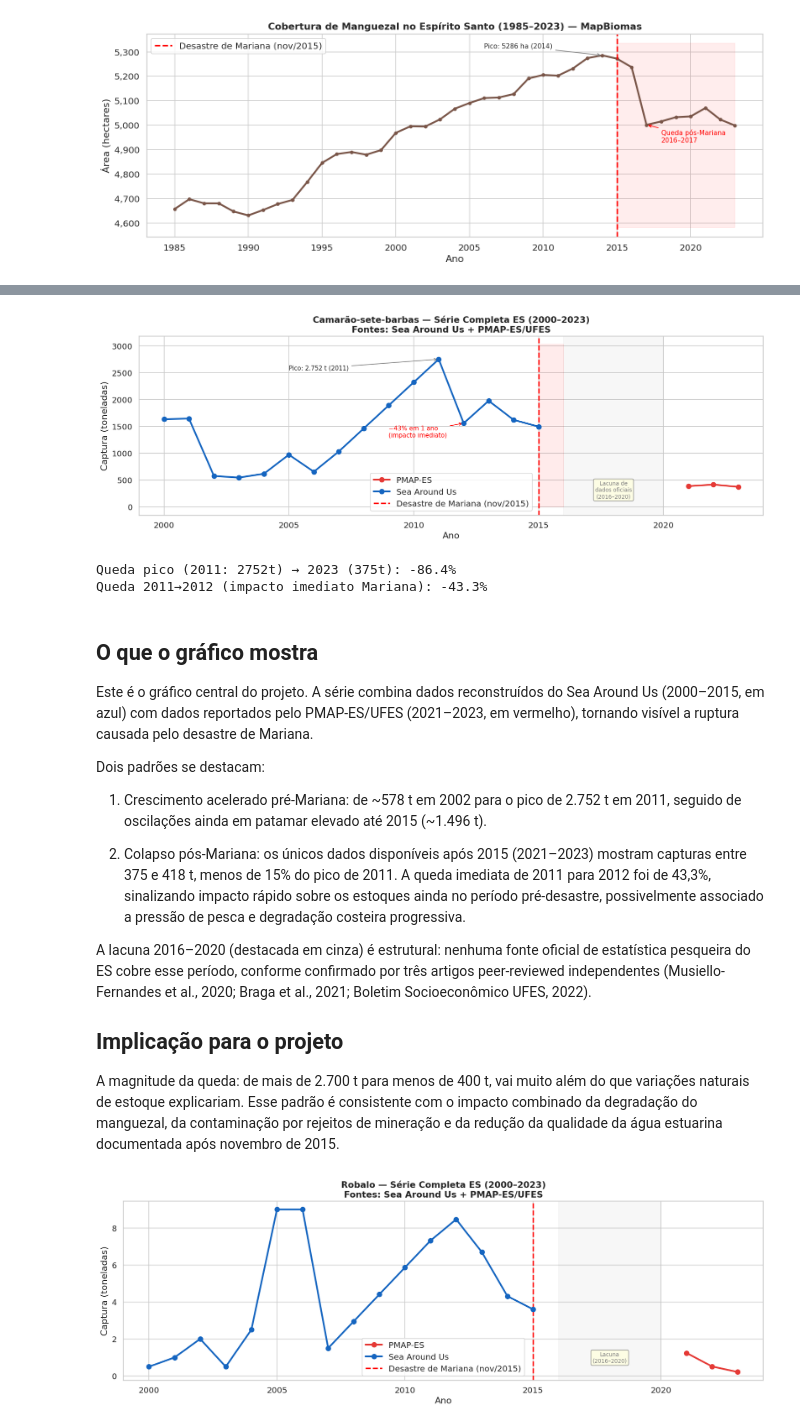
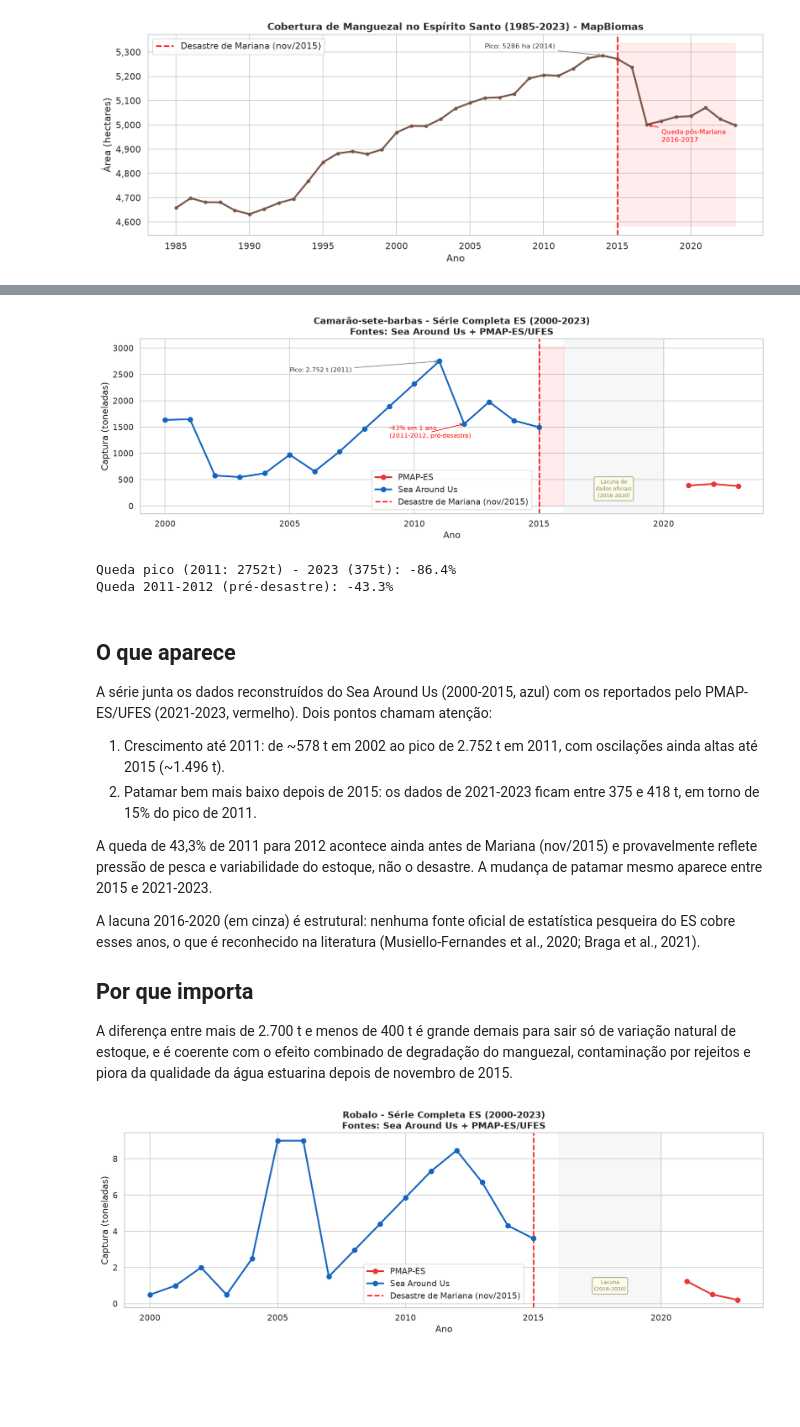
Before and after one commit to gabrielyazzevedo/analise-ambiental-es, a Jupyter notebook: analise_pesca.ipynb, the cells around one changed output, grey strips where cells are left out. Saved outputs shown, nothing was run; the diff lists cells and outputs as text; code cells hidden in the pictures; blank space fills up the shorter version.

Commit message:
fix: corrige inconsistências da análise e organiza o projeto

```diff
--- a/analise_pesca.ipynb
+++ b/analise_pesca.ipynb
@@ -325,72 +309,59 @@ dependentes como o camarão-sete-barbas e o robalo (Braga et al., 2021).
 # Plotamos as duas fontes com cores distintas para deixar explícita
 # a descontinuidade metodológica entre SAU (reconstruído) e PMAP-ES (reportado).
 # axvspan cinza destaca visualmente a lacuna 2016-2020.
-# A anotação da queda de -43% em 2011→2012 é o principal achado:
-# evidencia impacto imediato do desastre de Mariana na captura pesqueira.
+# A anotação da queda de -43% em 2011-2012 é o principal achado:
+# marca o início do declínio, ainda no período pré-desastre (a barragem rompeu em nov/2015).
 
 fig, ax = plt.subplots(figsize=(14, 5))
 
 for fonte, grp in cam_serie.groupby('fonte'):
     cor = CORES['sau'] if fonte == 'Sea Around Us' else CORES['pmap']
     ax.plot(grp.ano, grp.ton, 'o-', color=cor, lw=2.5, ms=7, label=fonte, zorder=5)
 
 ax.axvline(MARIANA, color='red', lw=2, ls='--', label='Desastre de Mariana (nov/2015)')
 ax.fill_betweenx([0, cam_serie.ton.max()*1.1], MARIANA, 2016, alpha=0.08, color='red')
 ax.axvspan(2016, 2020, alpha=0.06, color='gray')
-ax.text(2018, cam_serie.ton.max()*0.06, 'Lacuna de\ndados oficiais\n(2016–2020)',
+ax.text(2018, cam_serie.ton.max()*0.06, 'Lacuna de\ndados oficiais\n(2016-2020)',
         ha='center', fontsize=8, color='gray',
         bbox=dict(boxstyle='round,pad=0.3', facecolor='lightyellow', edgecolor='gray', alpha=0.8))
 
 # Anotações
 ax.annotate('Pico: 2.752 t (2011)',
             xy=(2011, 2752), xytext=(2005, 2550),
             arrowprops=dict(arrowstyle='->', color='gray'), fontsize=9)
-ax.annotate('−43% em 1 ano\n(impacto imediato)',
+ax.annotate('-43% em 1 ano\n(2011-2012, pré-desastre)',
             xy=(2012, 1560), xytext=(2009, 1300),
             arrowprops=dict(arrowstyle='->', color='red'), fontsize=9, color='red')
 
-ax.set_title('Camarão-sete-barbas — Série Completa ES (2000–2023)\nFontes: Sea Around Us + PMAP-ES/UFES',
+ax.set_title('Camarão-sete-barbas - Série Completa ES (2000-2023)\nFontes: Sea Around Us + PMAP-ES/UFES',
              fontsize=13, fontweight='bold')
 ax.set_xlabel('Ano')
 ax.set_ylabel('Captura (toneladas)')
 ax.set_xlim(1999, 2024)
 ax.legend()
 plt.tight_layout()
-plt.savefig('fig02_camarao_serie_completa.png', bbox_inches='tight')
+plt.savefig('graficos_gerados/fig02_camarao_serie_completa.png', bbox_inches='tight')
 plt.show()
 
 pico = cam_serie.ton.max()
 val_2023 = cam_serie[cam_serie.ano==2023].ton.values[0]
-print(f'Queda pico (2011: {pico:.0f}t) → 2023 ({val_2023:.0f}t): {(val_2023/pico-1)*100:.1f}%')
-print(f'Queda 2011→2012 (impacto imediato Mariana): {(1559.9/2752-1)*100:.1f}%')
+print(f'Queda pico (2011: {pico:.0f}t) - 2023 ({val_2023:.0f}t): {(val_2023/pico-1)*100:.1f}%')
+print(f'Queda 2011-2012 (pré-desastre): {(1559.9/2752-1)*100:.1f}%')
 # %% [output]
-[figure, old version]
+[figure, new version]
-Queda pico (2011: 2752t) → 2023 (375t): -86.4%
-Queda 2011→2012 (impacto imediato Mariana): -43.3%
+Queda pico (2011: 2752t) - 2023 (375t): -86.4%
+Queda 2011-2012 (pré-desastre): -43.3%
 # %% [markdown]
-## O que o gráfico mostra
-Este é o gráfico central do projeto. A série combina dados reconstruídos do Sea Around Us
-(2000–2015, em azul) com dados reportados pelo PMAP-ES/UFES (2021–2023, em vermelho),
-tornando visível a ruptura causada pelo desastre de Mariana.
+## O que aparece
+A série junta os dados reconstruídos do Sea Around Us (2000-2015, azul) com os reportados pelo PMAP-ES/UFES (2021-2023, vermelho). Dois pontos chamam atenção:
 
-Dois padrões se destacam:
+1. Crescimento até 2011: de ~578 t em 2002 ao pico de 2.752 t em 2011, com oscilações ainda altas até 2015 (~1.496 t).
+2. Patamar bem mais baixo depois de 2015: os dados de 2021-2023 ficam entre 375 e 418 t, em torno de 15% do pico de 2011.
 
-1. Crescimento acelerado pré-Mariana: de ~578 t em 2002 para o pico de 2.752 t em 2011,
-   seguido de oscilações ainda em patamar elevado até 2015 (~1.496 t).
+A queda de 43,3% de 2011 para 2012 acontece ainda antes de Mariana (nov/2015) e provavelmente reflete pressão de pesca e variabilidade do estoque, não o desastre. A mudança de patamar mesmo aparece entre 2015 e 2021-2023.
 
-2. Colapso pós-Mariana: os únicos dados disponíveis após 2015 (2021–2023) mostram capturas
-   entre 375 e 418 t, menos de 15% do pico de 2011. A queda imediata de 2011 para 2012
-   foi de 43,3%, sinalizando impacto rápido sobre os estoques ainda no período pré-desastre,
-   possivelmente associado a pressão de pesca e degradação costeira progressiva.
+A lacuna 2016-2020 (em cinza) é estrutural: nenhuma fonte oficial de estatística pesqueira do ES cobre esses anos, o que é reconhecido na literatura (Musiello-Fernandes et al., 2020; Braga et al., 2021).
 
-A lacuna 2016–2020 (destacada em cinza) é estrutural: nenhuma fonte oficial de estatística
-pesqueira do ES cobre esse período, conforme confirmado por três artigos peer-reviewed
-independentes (Musiello-Fernandes et al., 2020; Braga et al., 2021; Boletim
-Socioeconômico UFES, 2022).
-
-## Implicação para o projeto
-A magnitude da queda: de mais de 2.700 t para menos de 400 t, vai muito além do que
-variações naturais de estoque explicariam. Esse padrão é consistente com o impacto
-combinado da degradação do manguezal, da contaminação por rejeitos de mineração e da
-redução da qualidade da água estuarina documentada após novembro de 2015.
+## Por que importa
+A diferença entre mais de 2.700 t e menos de 400 t é grande demais para sair só de variação natural de estoque, e é coerente com o efeito combinado de degradação do manguezal, contaminação por rejeitos e piora da qualidade da água estuarina depois de novembro de 2015.
 # %%
```
Also changed, not shown: parts of 35 cells of this notebook, 33 other files.
